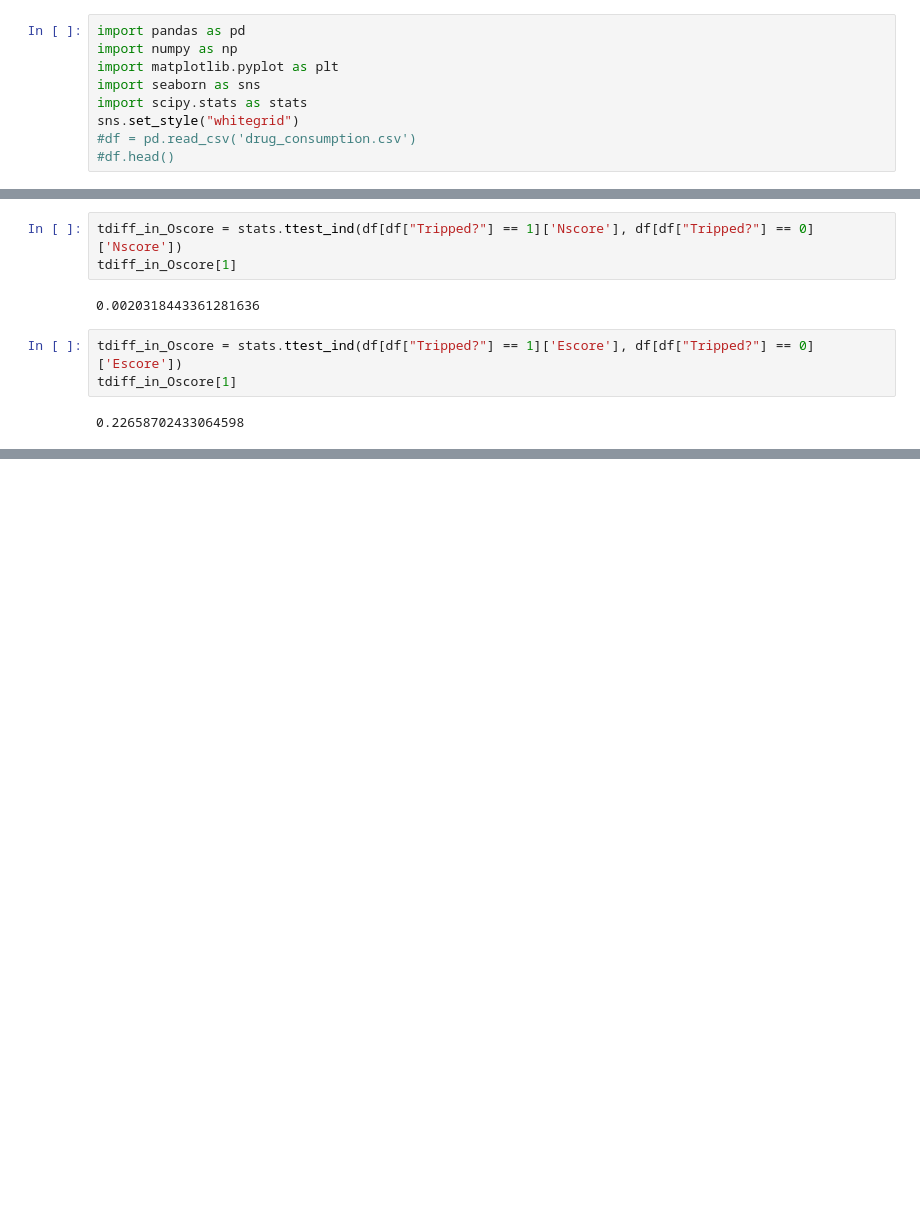
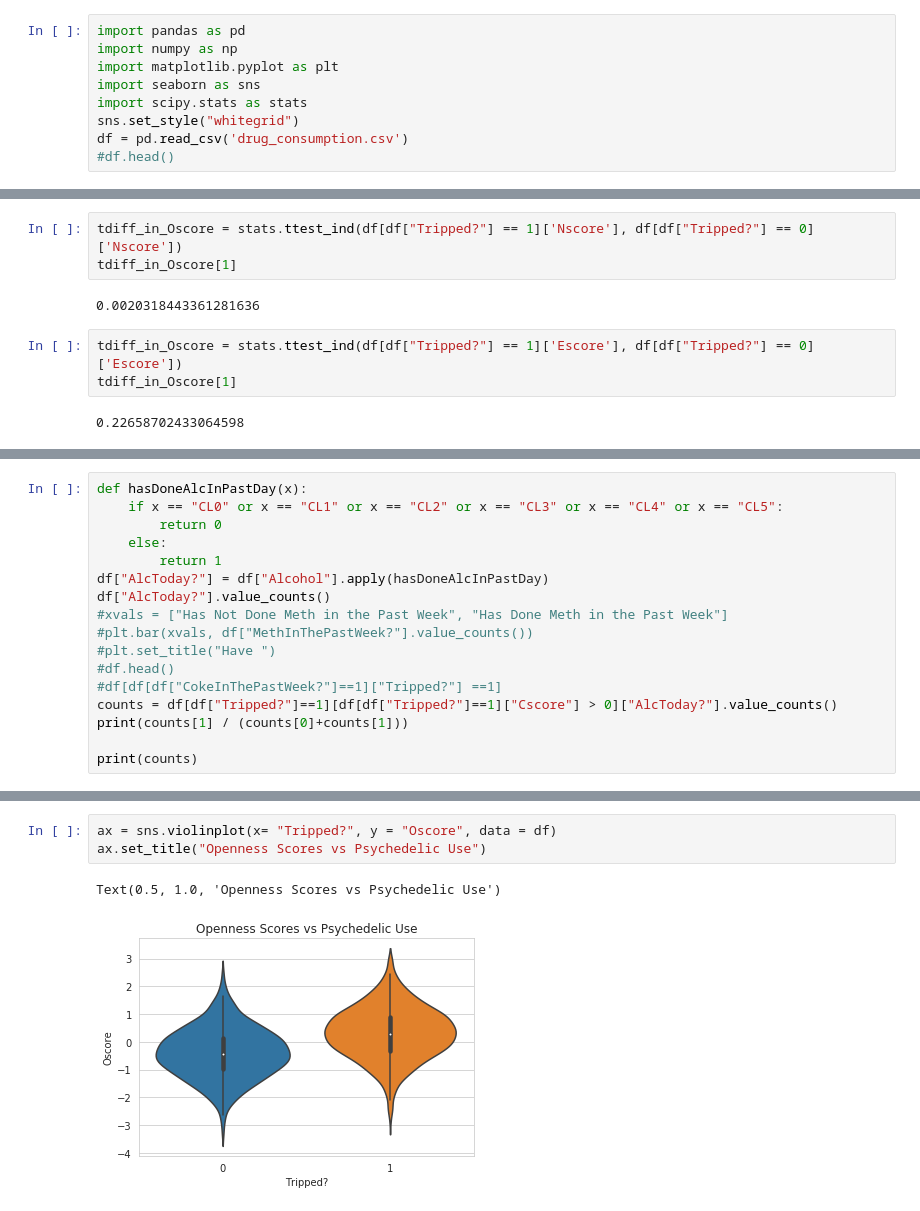
Before and after one commit to westonwillingham/Capstone1, a Jupyter notebook: Psychedelic Hypothesis Test .ipynb, the cells around one changed output, grey strips where cells are left out. Cells and saved outputs as stored; diff of their text form; blank space fills up the shorter version.

```diff
--- a/Psychedelic Hypothesis Test .ipynb
+++ b/Psychedelic Hypothesis Test .ipynb
@@ -11,5 +11,5 @@ import matplotlib.pyplot as plt
 import seaborn as sns
 import scipy.stats as stats
 sns.set_style("whitegrid")
-#df = pd.read_csv('drug_consumption.csv')
+df = pd.read_csv('drug_consumption.csv')
 #df.head()
@@ -275,0 +258,17 @@ dtype: float64
+# %%
+def hasDoneAlcInPastDay(x):
+    if x == "CL0" or x == "CL1" or x == "CL2" or x == "CL3" or x == "CL4" or x == "CL5":
+        return 0
+    else:
+        return 1
+df["AlcToday?"] = df["Alcohol"].apply(hasDoneAlcInPastDay)
+df["AlcToday?"].value_counts()
+#xvals = ["Has Not Done Meth in the Past Week", "Has Done Meth in the Past Week"]
+#plt.bar(xvals, df["MethInThePastWeek?"].value_counts())
+#plt.set_title("Have ")
+#df.head()
+#df[df[df["CokeInThePastWeek?"]==1]["Tripped?"] ==1]
+counts = df[df["Tripped?"]==1][df[df["Tripped?"]==1]["Cscore"] > 0]["AlcToday?"].value_counts()
+print(counts[1] / (counts[0]+counts[1]))
+
+print(counts)
@@ -275,0 +308,6 @@ dtype: float64
+# %%
+ax = sns.violinplot(x= "Tripped?", y = "Oscore", data = df)
+ax.set_title("Openness Scores vs Psychedelic Use")
+# %% [output]
+Text(0.5, 1.0, 'Openness Scores vs Psychedelic Use')
+[figure, added]
```
Also changed, not shown: parts of 10 cells of this notebook, 27 other files.
